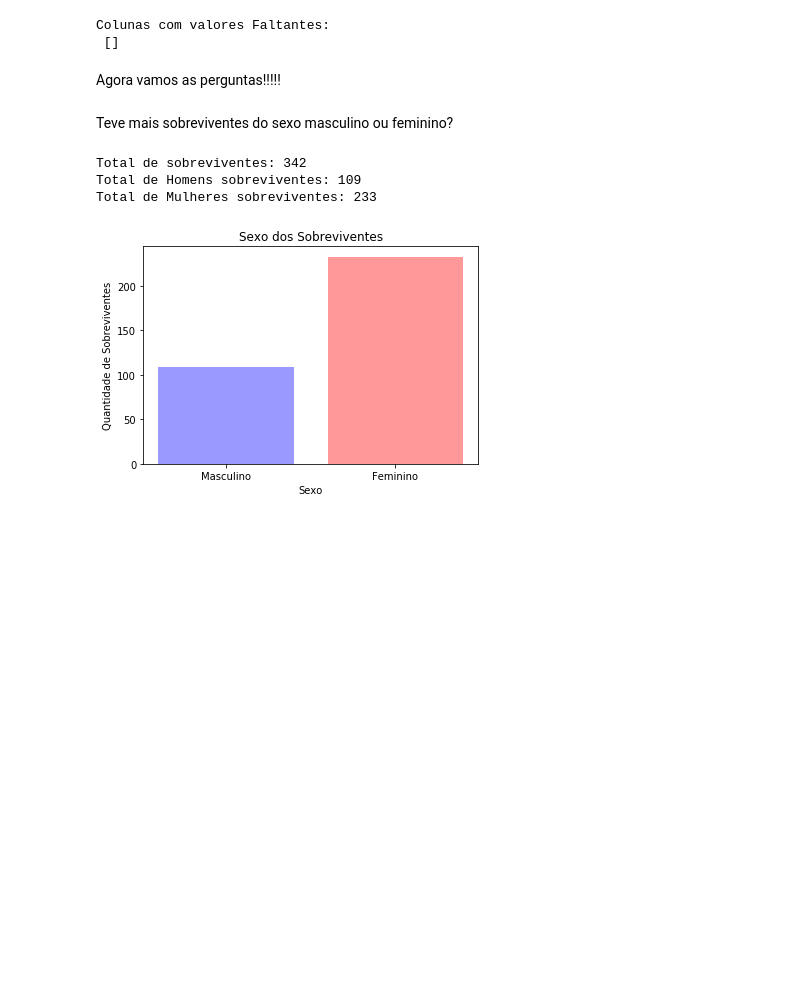
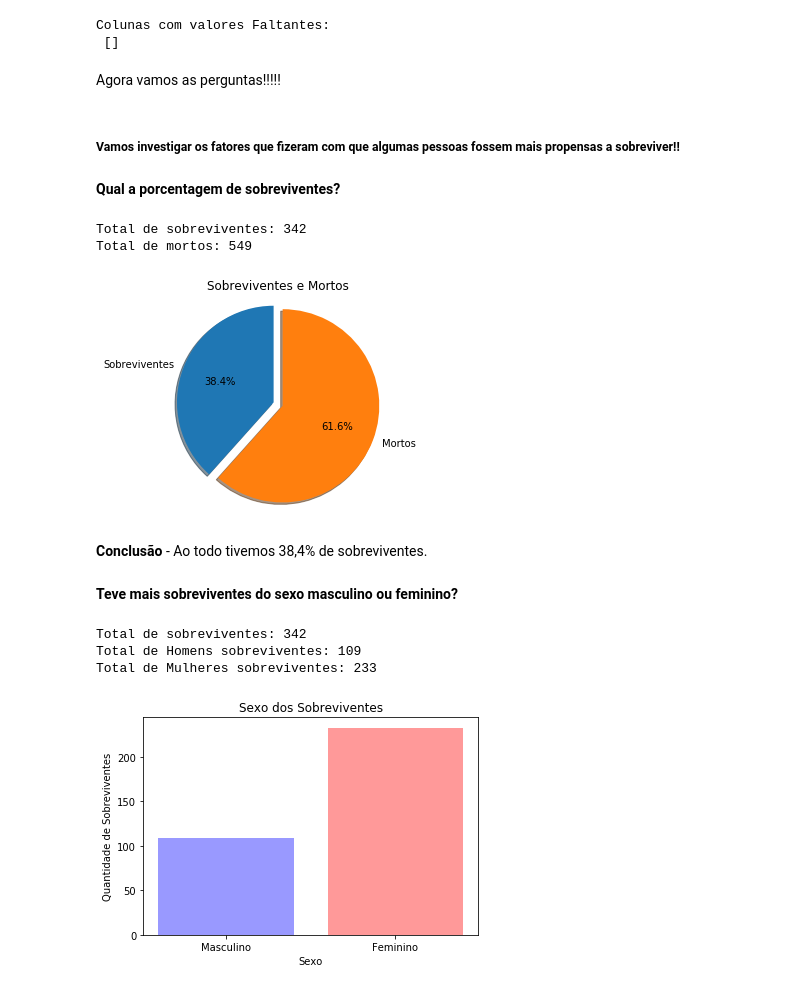
Before and after one commit to jcpsantos/projeto_titanic_dataScience, a Jupyter notebook: project_titanic_juan.ipynb, the cells around one changed output. Cells and saved outputs as stored; diff of their text form; code cells hidden in the pictures; blank space fills up the shorter version.

```diff
--- a/project_titanic_juan.ipynb
+++ b/project_titanic_juan.ipynb
@@ -142,7 +144,40 @@ Colunas com valores Faltantes:
  []
 # %% [markdown]
 Agora vamos as perguntas!!!!!
+# %% [markdown]
+<h5>Vamos investigar os fatores que fizeram com que algumas pessoas fossem mais propensas a sobreviver!!</h5>
+# %% [markdown]
+**Qual a porcentagem de sobreviventes?**
+# %%
+#Buscando o total de sobreviventes
+survive = df_t.query('survived == 1')
+
+#Buscando o total de não sobreviventes
+not_survive = df_t.query('survived == 0')
+
+print("Total de sobreviventes: {}".format(survive.shape[0]))
+print("Total de mortos: {}".format(not_survive.shape[0]))
+# %% [output]
+Total de sobreviventes: 342
+Total de mortos: 549
+# %%
+labels = 'Sobreviventes', 'Mortos'
+total_class = [survive.shape[0], not_survive.shape[0]]
+explode = (0, 0.1)
+
+fig1, ax1 = plt.subplots()
+
+ax1.pie(total_class, explode=explode, labels=labels, autopct='%1.1f%%',
+        shadow=True, startangle=90)
+ax1.axis('equal')
+ax1.set_title('Sobreviventes e Mortos')
+
+plt.show()
+# %% [output]
+[figure, added]
+# %% [markdown]
+**Conclusão** - Ao todo tivemos 38,4% de sobreviventes.
 # %% [markdown]
-Teve mais sobreviventes do sexo masculino ou feminino?
+**Teve mais sobreviventes do sexo masculino ou feminino?**
 # %%
 #Buscando a quantidade de sobreviventes, total masculino e total feminino
```
Also changed, not shown: parts of 18 cells of this notebook, 1 other file.
